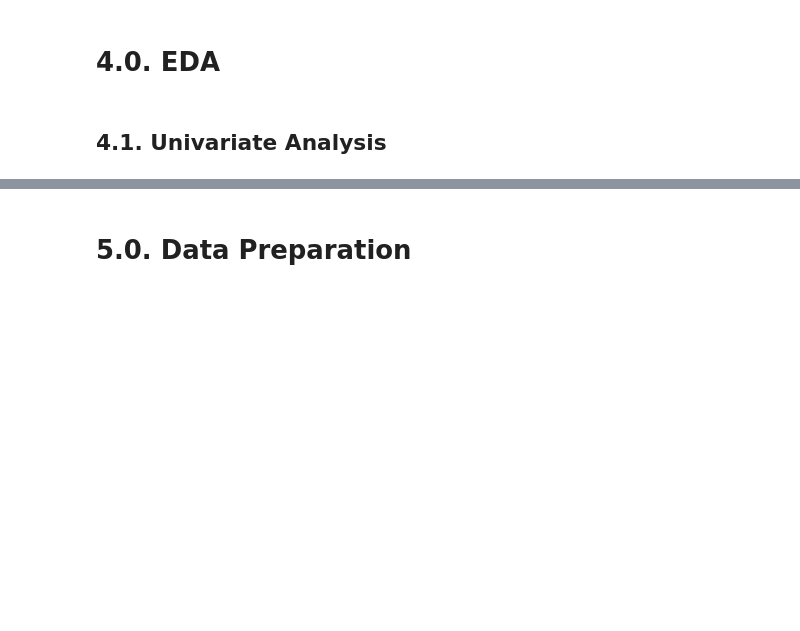
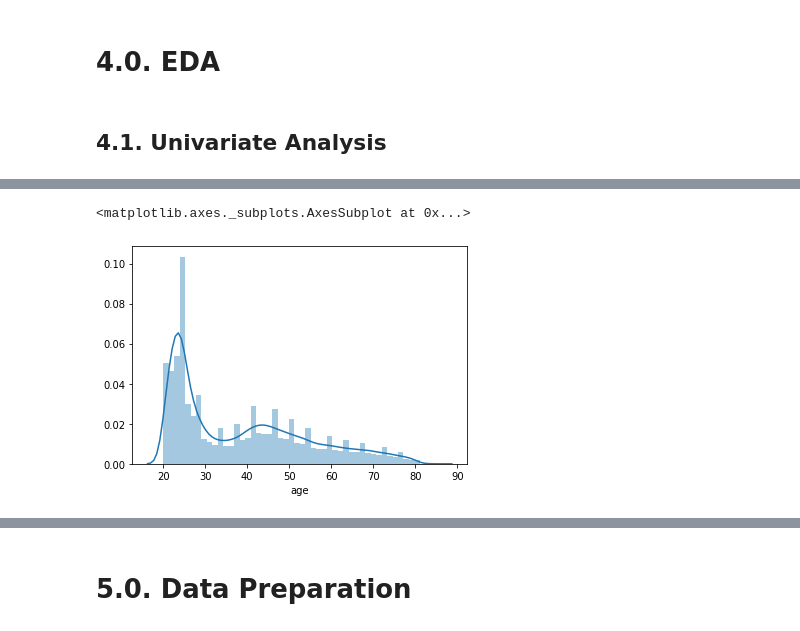
Before and after one commit to mendesbeto/health_insurance_cross-sell, a Jupyter notebook: notebooks/1.0.mdfl_health_insurance_cross_sell.ipynb, the cells around one changed output, grey strips where cells are left out. Cells and saved outputs as stored; diff of their text form; code cells hidden in the pictures; blank space fills up the shorter version.

```diff
--- a/notebooks/1.0.mdfl_health_insurance_cross_sell.ipynb
+++ b/notebooks/1.0.mdfl_health_insurance_cross_sell.ipynb
@@ -109,0 +142,6 @@ m
+# %%
+aux00 = df4.loc[df4["response"]== 0 , "age"]
+sns.distplot(aux00)
+# %% [output]
+<matplotlib.axes._subplots.AxesSubplot at 0x...>
+[figure, added]
```
Also changed, not shown: parts of 44 cells of this notebook.
